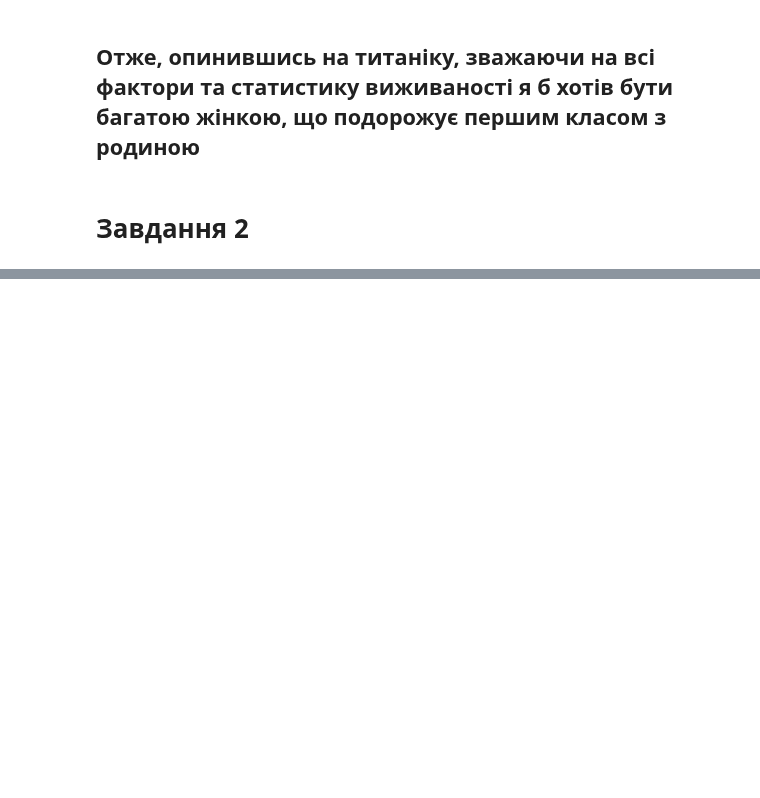
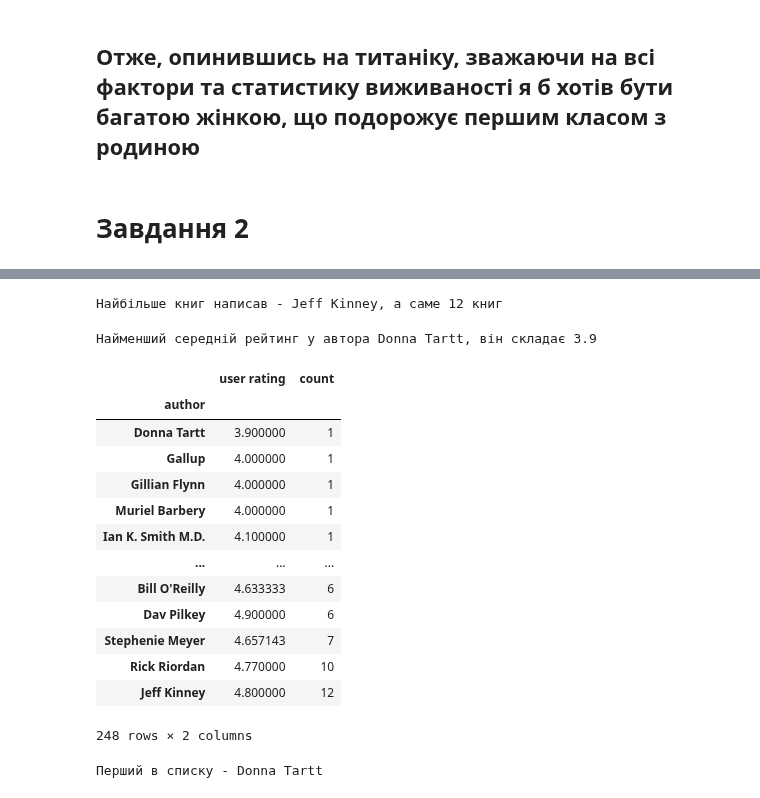
Before and after one commit to castr1x/ML_an.nykoliuk_3-12, a Jupyter notebook: ЛР_2_2_МН_Николюка_ФІТ_3_12.ipynb, the cells around one changed output, grey strips where cells are left out. Saved outputs shown, nothing was run; the diff lists cells and outputs as text; code cells hidden in the pictures; blank space fills up the shorter version.

```diff
--- a/ЛР_2_2_МН_Николюка_ФІТ_3_12.ipynb
+++ b/ЛР_2_2_МН_Николюка_ФІТ_3_12.ipynb
@@ -248,0 +429,3 @@ Using Colab cache for faster access to the 'amazon-top-50-bestselling-books-2009
+# %%
+book_by_author = cleaned.author.value_counts()
+book_by_author
@@ -248,0 +448,43 @@ Using Colab cache for faster access to the 'amazon-top-50-bestselling-books-2009
+# %%
+print(
+    f'''
+Найбільше книг написав - {book_by_author.idxmax()}, а саме {book_by_author.iloc[0]} книг
+    '''
+)
+# %% [output]
+Найбільше книг написав - Jeff Kinney, а саме 12 книг
+# %%
+rating_by_author = cleaned.groupby('author')['user rating'].mean().sort_values()
+
+print(
+    f'''
+Найменший середній рейтинг у автора {answer.idxmin()}, він складає {answer.iloc[0]}
+    '''
+)
+# %% [output]
+Найменший середній рейтинг у автора Donna Tartt, він складає 3.9
+# %%
+result = pd.concat([rating_by_author,book_by_author],axis = 1)
+# %%
+by_book_and_rating = result.sort_values(by = ['count','user rating'])
+# %%
+by_book_and_rating
+# %% [output]
+|  | user rating | count |
+| author |  |  |
+| Donna Tartt | 3.900000 | 1 |
+| Gallup | 4.000000 | 1 |
+| Gillian Flynn | 4.000000 | 1 |
+| Muriel Barbery | 4.000000 | 1 |
+| Ian K. Smith M.D. | 4.100000 | 1 |
+| ... | ... | ... |
+| Bill O'Reilly | 4.633333 | 6 |
+| Dav Pilkey | 4.900000 | 6 |
+| Stephenie Meyer | 4.657143 | 7 |
+| Rick Riordan | 4.770000 | 10 |
+| Jeff Kinney | 4.800000 | 12 |
+248 rows × 2 columns
+# %%
+print(f'Перший в списку - {by_book_and_rating.reset_index().iloc[0][0]}')
+# %% [output]
+Перший в списку - Donna Tartt
```
Also changed, not shown: parts of 24 cells of this notebook.
